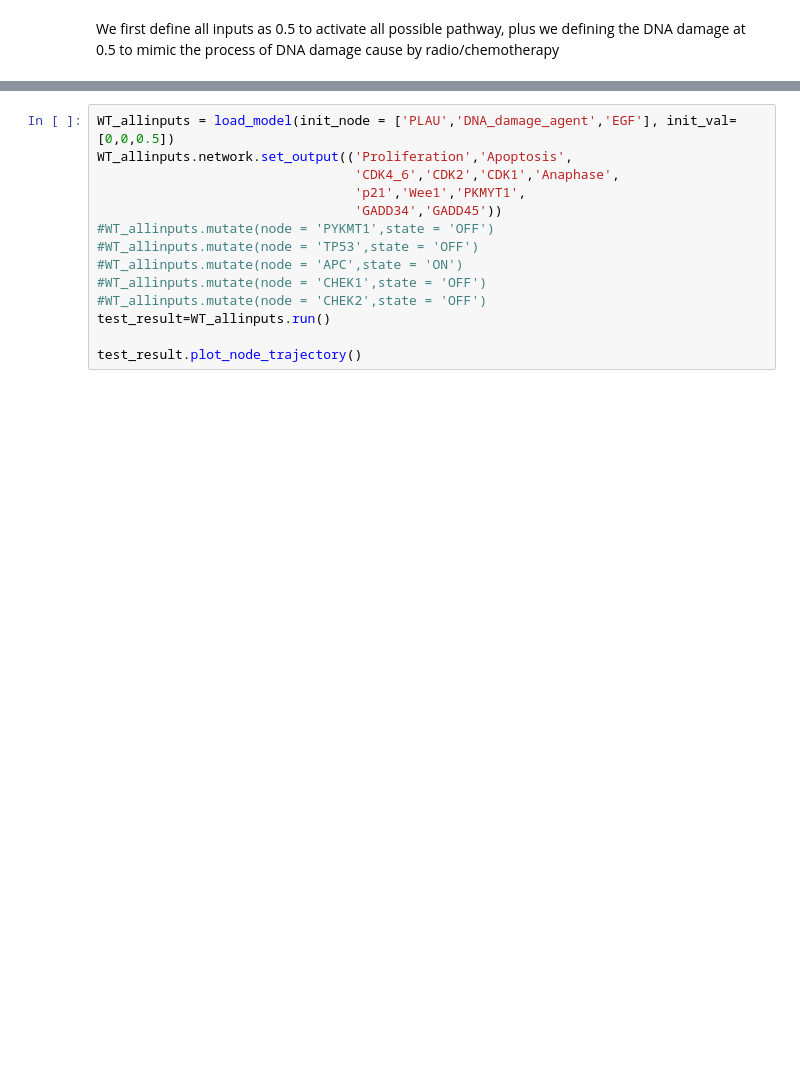
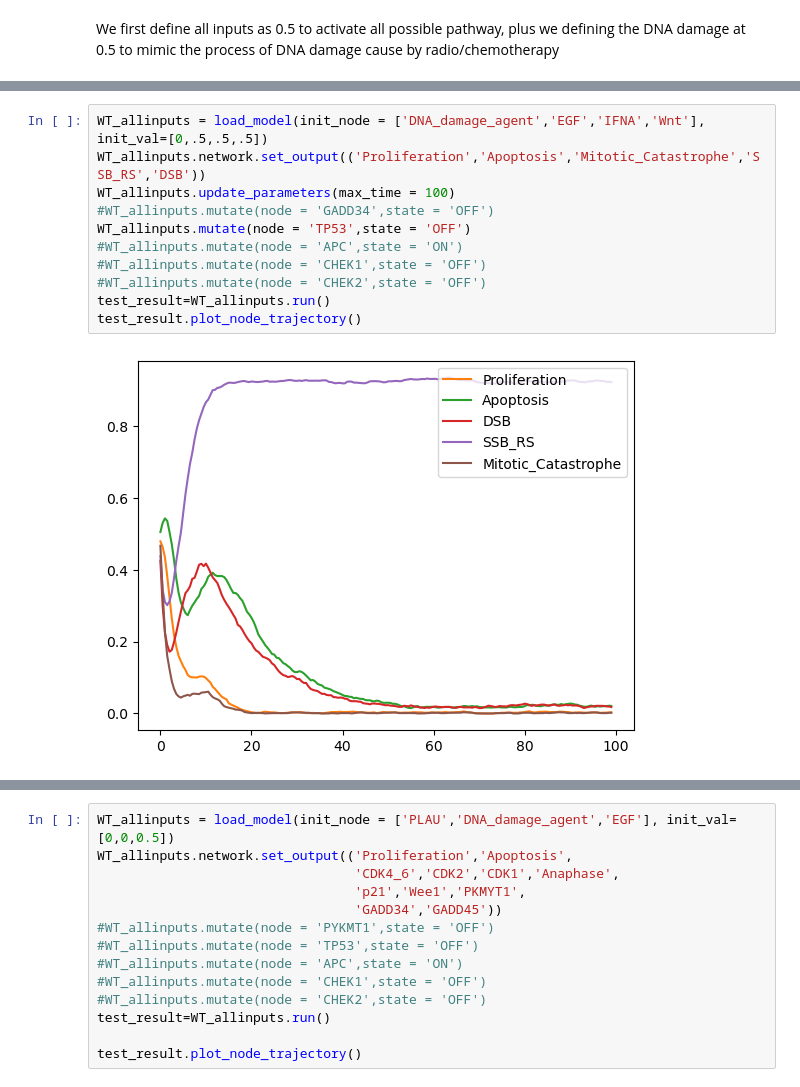
Before and after one commit to saran-pankaew/CRC_model, a Jupyter notebook: model_repository/20231006/CRC_20231006_analysis_dev.ipynb, the cells around one changed output, grey strips where cells are left out. Cells and saved outputs as stored; diff of their text form; blank space fills up the shorter version.

```diff
--- a/model_repository/20231006/CRC_20231006_analysis_dev.ipynb
+++ b/model_repository/20231006/CRC_20231006_analysis_dev.ipynb
@@ -126 +166,14 @@ plt.show()
+# %%
+WT_allinputs = load_model(init_node = ['DNA_damage_agent','EGF','IFNA','Wnt'], init_val=[0,.5,.5,.5])
+WT_allinputs.network.set_output(('Proliferation','Apoptosis','Mitotic_Catastrophe','SSB_RS','DSB'))
+WT_allinputs.update_parameters(max_time = 100)
+#WT_allinputs.mutate(node = 'GADD34',state = 'OFF')
+WT_allinputs.mutate(node = 'TP53',state = 'OFF')
+#WT_allinputs.mutate(node = 'APC',state = 'ON')
+#WT_allinputs.mutate(node = 'CHEK1',state = 'OFF')
+#WT_allinputs.mutate(node = 'CHEK2',state = 'OFF')
+test_result=WT_allinputs.run()
+test_result.plot_node_trajectory()
+# %% [output]
+[figure, added]
 # %%
```
Also changed, not shown: parts of 5 cells of this notebook, 3 other files.
